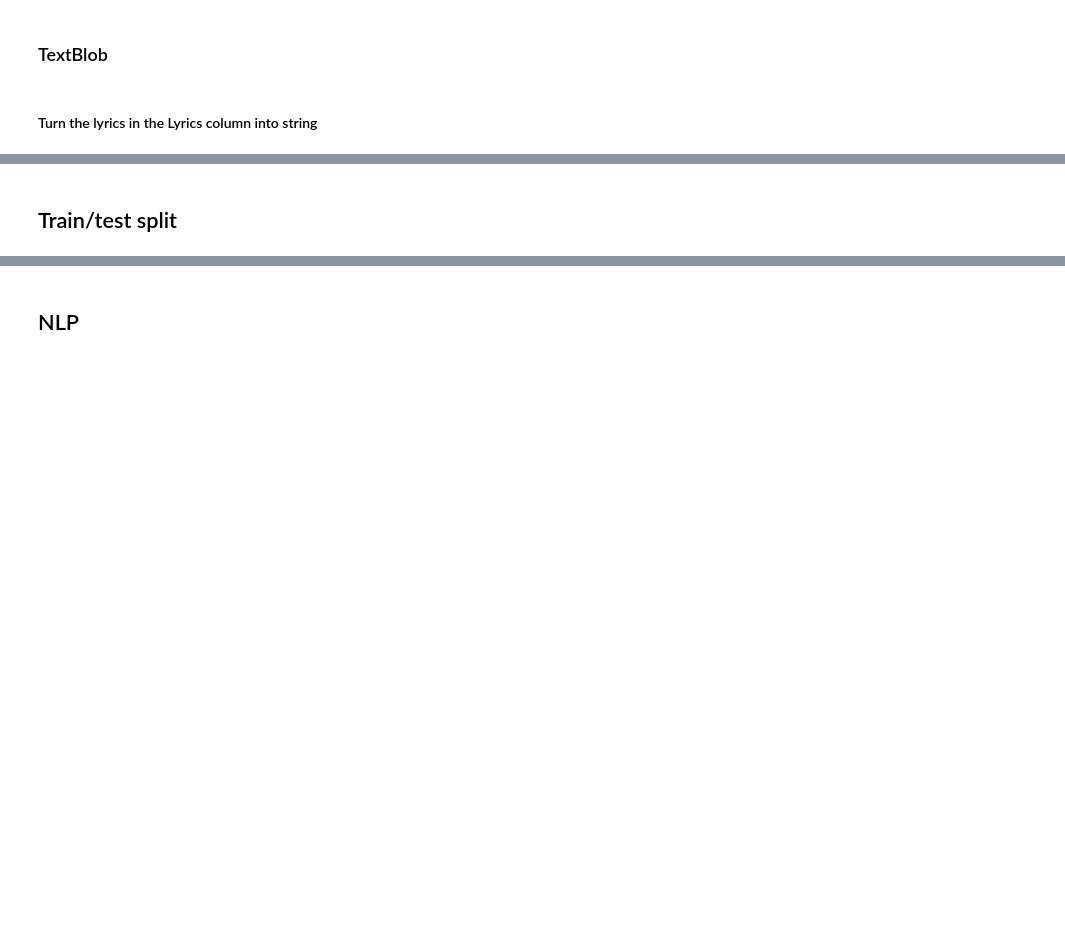
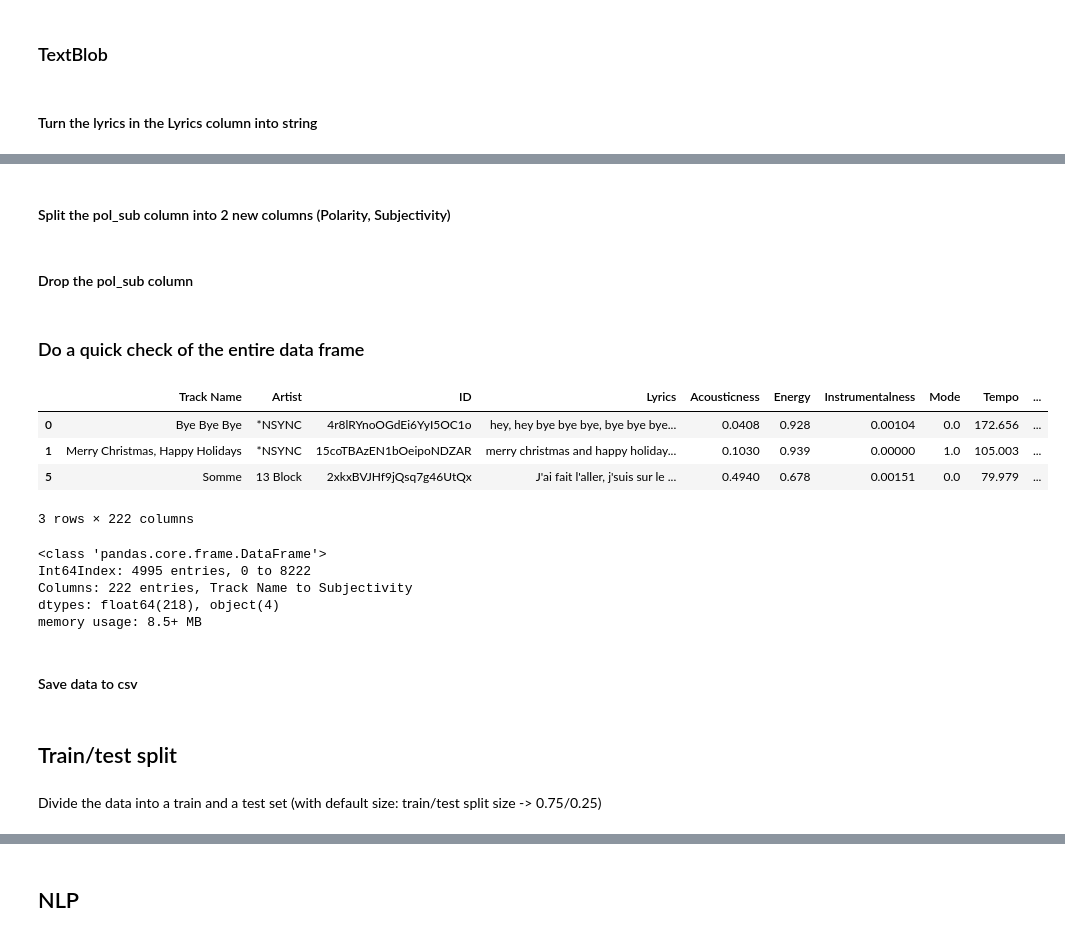
Before and after one commit to yhpf/Capstone-General_Assembly, a Jupyter notebook: 12_best_model.ipynb, the cells around one changed output, grey strips where cells are left out. Drawn from its saved outputs; the diff is of its cells as text; code cells hidden in the pictures; blank space fills up the shorter version.

```diff
--- a/12_best_model.ipynb
+++ b/12_best_model.ipynb
@@ -191,0 +207,37 @@ big_df_song['Lyrics'] = gb_clean['Lyrics'].astype(str)
+# %%
+def sentiment_func(lyrics):
+    try:
+        return TextBlob(lyrics).sentiment
+    except:
+        return None
+# %%
+big_df_song['pol_sub'] = big_df_song['Lyrics'].apply(sentiment_func)
+# %% [markdown]
+#### Split the pol_sub column into 2 new columns (Polarity, Subjectivity)
+# %%
+big_df_song['Polarity'] = big_df_song['pol_sub'].apply(lambda x: x[0])
+big_df_song['Subjectivity'] = big_df_song['pol_sub'].apply(lambda x: x[1])
+# %% [markdown]
+#### Drop the pol_sub column
+# %%
+big_df_song = big_df_song.drop(['pol_sub'], axis=1)
+# %% [markdown]
+### Do a quick check of the entire data frame
+# %%
+big_df_song.head(3)
+# %% [output]
+|  | Track Name | Artist | ID | Lyrics | Acousticness | Energy | Instrumentalness | Mode | Tempo | ... |
+| 0 | Bye Bye Bye | *NSYNC | 4r8lRYnoOGdEi6YyI5OC1o | hey, hey bye bye bye, bye bye bye... | 0.0408 | 0.928 | 0.00104 | 0.0 | 172.656 | ... |
+| 1 | Merry Christmas, Happy Holidays | *NSYNC | 15coTBAzEN1bOeipoNDZAR | merry christmas and happy holiday... | 0.1030 | 0.939 | 0.00000 | 1.0 | 105.003 | ... |
+| 5 | Somme | 13 Block | 2xkxBVJHf9jQsq7g46UtQx | J'ai fait l'aller, j'suis sur le ... | 0.4940 | 0.678 | 0.00151 | 0.0 | 79.979 | ... |
+3 rows × 222 columns
+# %%
+big_df_song.info()
+# %% [output]
+<class 'pandas.core.frame.DataFrame'>
+Int64Index: 4995 entries, 0 to 8222
+Columns: 222 entries, Track Name to Subjectivity
+dtypes: float64(218), object(4)
+memory usage: 8.5+ MB
+# %% [markdown]
+#### Save data to csv
@@ -192,2 +247,4 @@ big_df_song['Lyrics'] = gb_clean['Lyrics'].astype(str)
 # %% [markdown]
 ## Train/test split
+# %% [markdown]
+Divide the data into a train and a test set (with default size: train/test split size -> 0.75/0.25)
```
Also changed, not shown: parts of 72 cells of this notebook.
